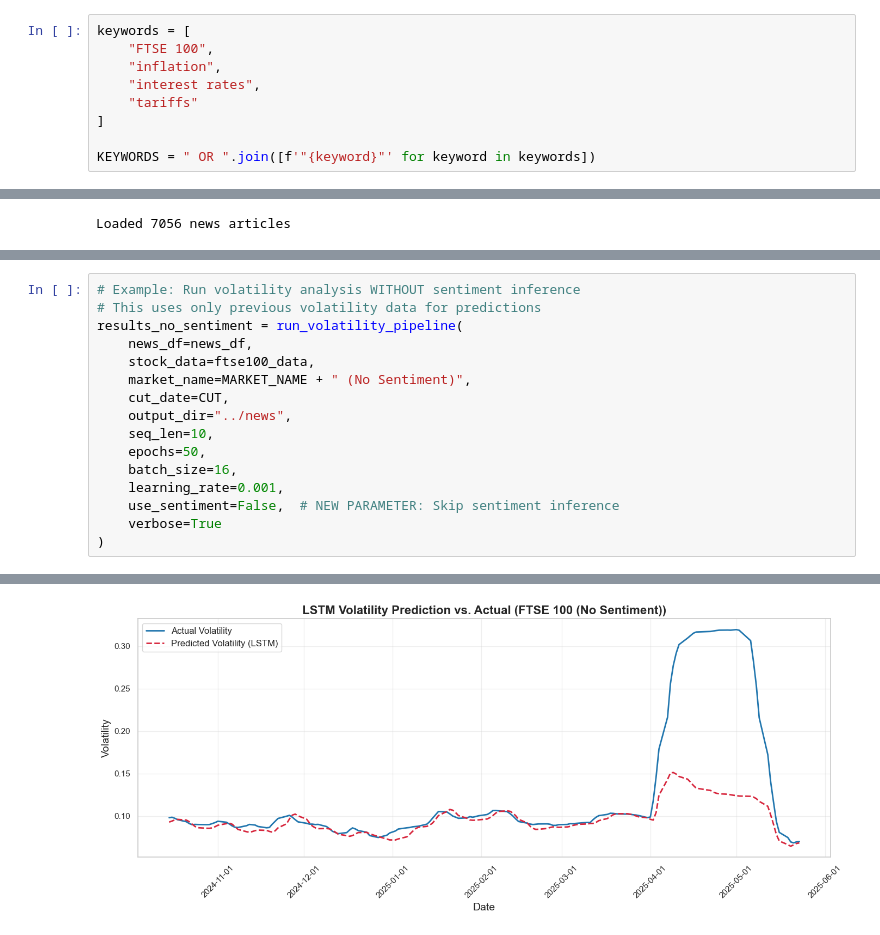
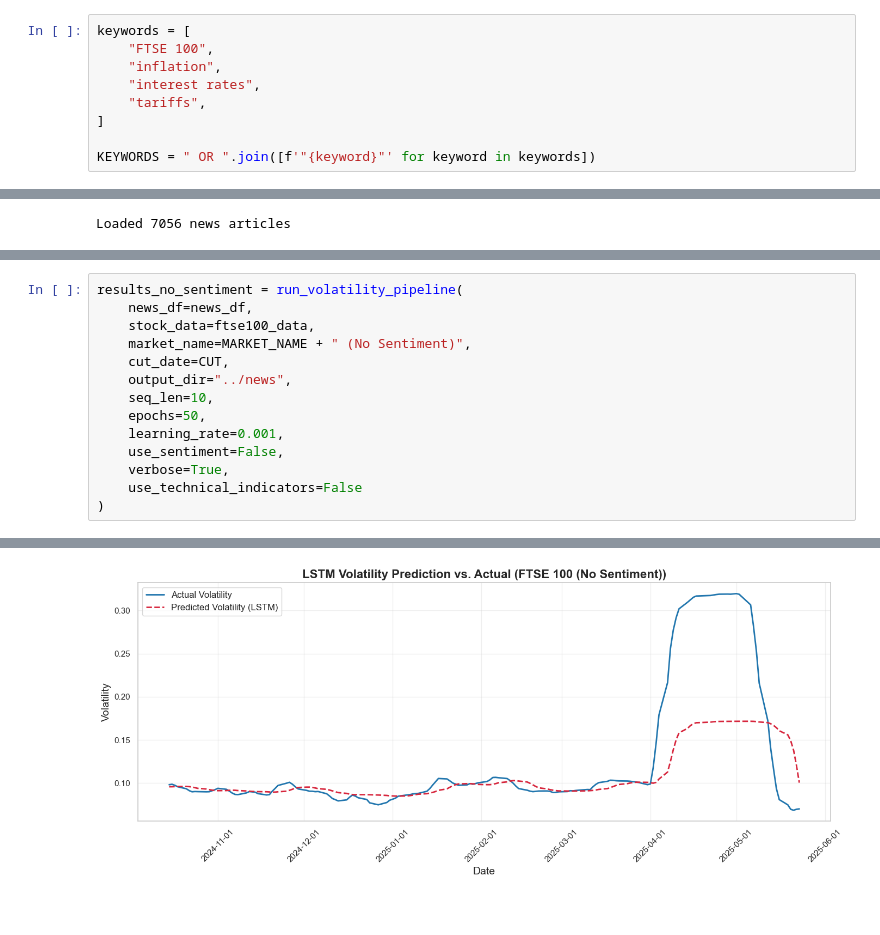
Before and after one commit to nestorojeda/DistilBERTFinancialSentiment, a Jupyter notebook: notebooks/5_volatility_analysis_ftse.ipynb, the cells around one changed output, grey strips where cells are left out. Cells and saved outputs as stored; diff of their text form.

```diff
--- a/notebooks/5_volatility_analysis_ftse.ipynb
+++ b/notebooks/5_volatility_analysis_ftse.ipynb
@@ -22,7 +22,7 @@ keywords = [
     "FTSE 100",
     "inflation",
     "interest rates",
-    "tariffs"
+    "tariffs",
 ]
 
 KEYWORDS = " OR ".join([f'"{keyword}"' for keyword in keywords])
@@ -164,6 +150,4 @@ plt.show()
 # %%
-# Example: Run volatility analysis WITHOUT sentiment inference
-# This uses only previous volatility data for predictions
 results_no_sentiment = run_volatility_pipeline(
     news_df=news_df,
     stock_data=ftse100_data,
@@ -172,10 +156,10 @@ results_no_sentiment = run_volatility_pipeline(
     output_dir="../news",
     seq_len=10,
     epochs=50,
-    batch_size=16,
     learning_rate=0.001,
-    use_sentiment=False,  # NEW PARAMETER: Skip sentiment inference
-    verbose=True
+    use_sentiment=False,
+    verbose=True,
+    use_technical_indicators=False
 )
 # %% [output]
 Skipping sentiment calculation (use_sentiment=False)...
@@ -198,4 +182,4 @@ R² Score: 0.226061
-[figure, old version]
+[figure, new version]
 # %%
 error = np.abs(results_no_sentiment['y_actual'] - results_no_sentiment['y_pred'])
 plt.figure(figsize=(14, 6))
```
Also changed, not shown: parts of 9 cells of this notebook.
